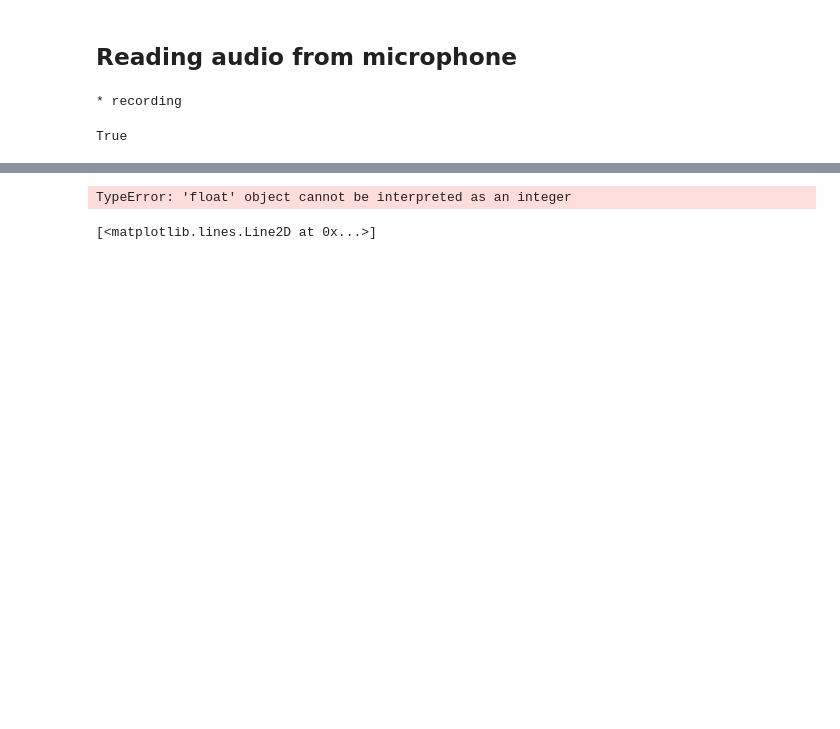
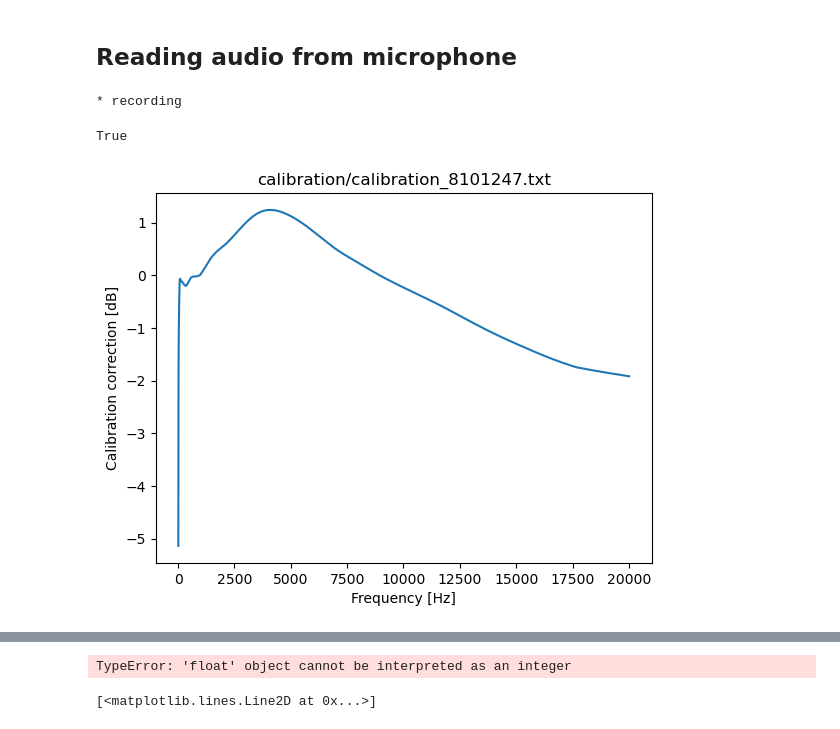
Before and after one commit to daguiam/polytec_nidaq_characterization_setup, a Jupyter notebook: DAQ_data_acquisition.ipynb, the cells around one changed output, grey strips where cells are left out. Saved outputs shown, nothing was run; the diff lists cells and outputs as text; code cells hidden in the pictures; blank space fills up the shorter version.

```diff
--- a/DAQ_data_acquisition.ipynb
+++ b/DAQ_data_acquisition.ipynb
@@ -1067,0 +1237,8 @@ True
+# %%
+calibration_filename = "calibration/calibration_8101247.txt"
+
+calibration_function = load_umik_calibration_function(calibration_filename)
+
+# f,calib = calibrate(f, )
+# %% [output]
+[figure, added]
```
Also changed, not shown: parts of 9 cells of this notebook, 3 other files.
